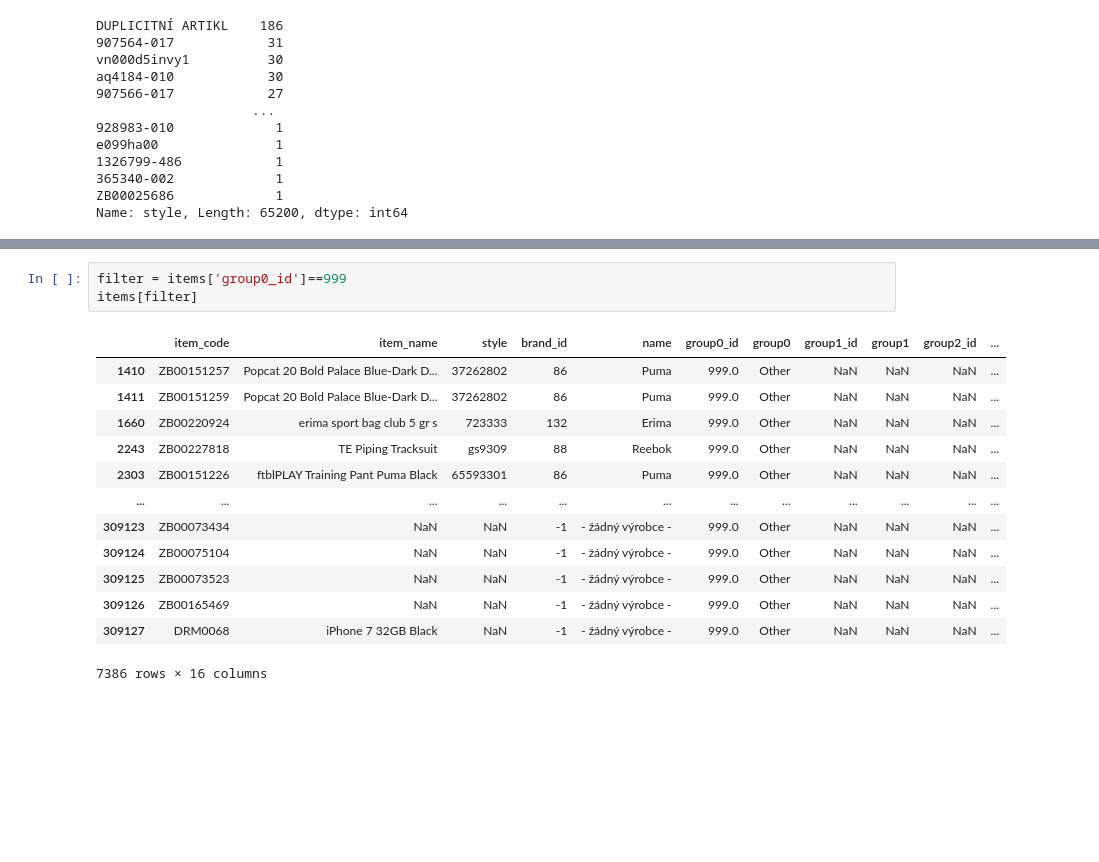
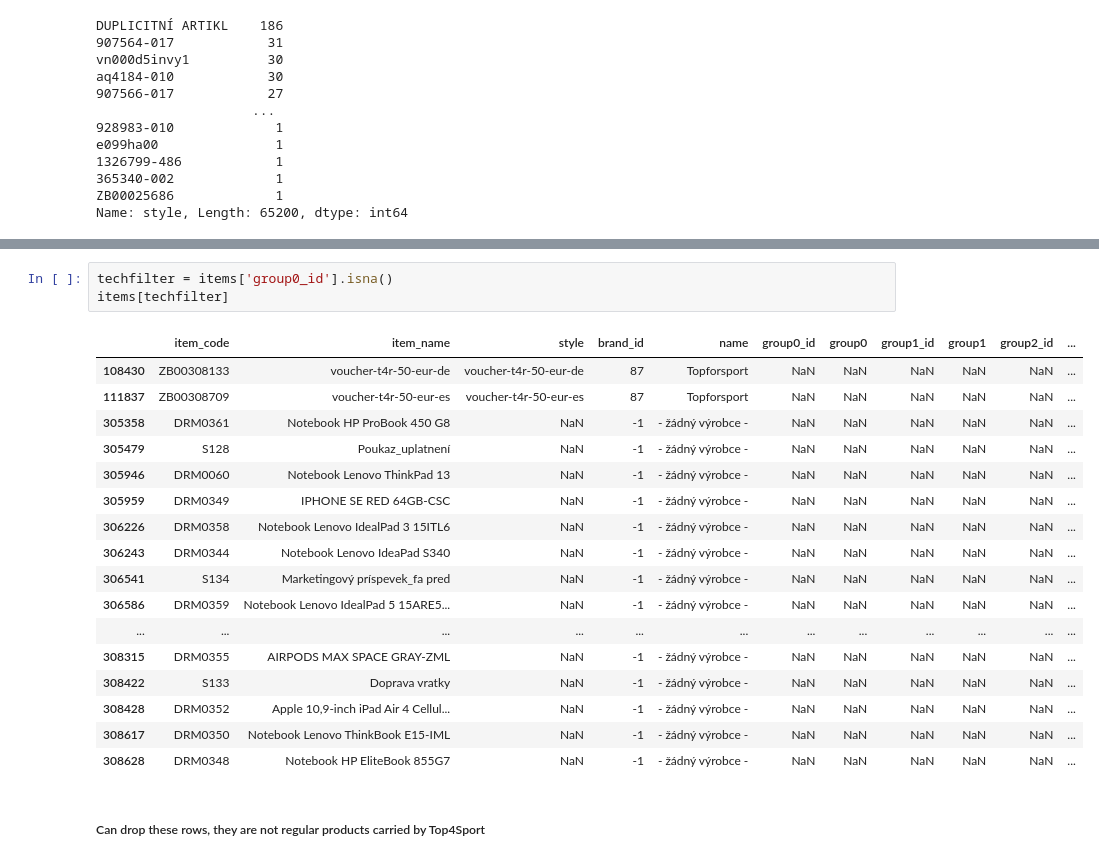
Before and after one commit to derrick-w/top4sport-sales-prediction, a Jupyter notebook: top4sport-EDA.ipynb, the cells around one changed output, grey strips where cells are left out. Cells and saved outputs as stored; diff of their text form; blank space fills up the shorter version.

```diff
--- a/top4sport-EDA.ipynb
+++ b/top4sport-EDA.ipynb
@@ -284,18 +322,24 @@ items[filter].head(100)
 # %%
-filter = items['group0_id']==999
-items[filter]
+techfilter = items['group0_id'].isna()
+items[techfilter]
 # %% [output]
 |  | item_code | item_name | style | brand_id | name | group0_id | group0 | group1_id | group1 | group2_id | ... |
-| 1410 | ZB00151257 | Popcat 20 Bold Palace Blue-Dark D... | 37262802 | 86 | Puma | 999.0 | Other | NaN | NaN | NaN | ... |
-| 1411 | ZB00151259 | Popcat 20 Bold Palace Blue-Dark D... | 37262802 | 86 | Puma | 999.0 | Other | NaN | NaN | NaN | ... |
-| 1660 | ZB00220924 | erima sport bag club 5 gr s | 723333 | 132 | Erima | 999.0 | Other | NaN | NaN | NaN | ... |
-| 2243 | ZB00227818 | TE Piping Tracksuit | gs9309 | 88 | Reebok | 999.0 | Other | NaN | NaN | NaN | ... |
-| 2303 | ZB00151226 | ftblPLAY Training Pant Puma Black | 65593301 | 86 | Puma | 999.0 | Other | NaN | NaN | NaN | ... |
+| 108430 | ZB00308133 | voucher-t4r-50-eur-de | voucher-t4r-50-eur-de | 87 | Topforsport | NaN | NaN | NaN | NaN | NaN | ... |
+| 111837 | ZB00308709 | voucher-t4r-50-eur-es | voucher-t4r-50-eur-es | 87 | Topforsport | NaN | NaN | NaN | NaN | NaN | ... |
+| 305358 | DRM0361 | Notebook HP ProBook 450 G8 | NaN | -1 | - žádný výrobce - | NaN | NaN | NaN | NaN | NaN | ... |
+| 305479 | S128 | Poukaz_uplatnení | NaN | -1 | - žádný výrobce - | NaN | NaN | NaN | NaN | NaN | ... |
+| 305946 | DRM0060 | Notebook Lenovo ThinkPad 13 | NaN | -1 | - žádný výrobce - | NaN | NaN | NaN | NaN | NaN | ... |
+| 305959 | DRM0349 | IPHONE SE RED 64GB-CSC | NaN | -1 | - žádný výrobce - | NaN | NaN | NaN | NaN | NaN | ... |
+| 306226 | DRM0358 | Notebook Lenovo IdealPad 3 15ITL6 | NaN | -1 | - žádný výrobce - | NaN | NaN | NaN | NaN | NaN | ... |
+| 306243 | DRM0344 | Notebook Lenovo IdeaPad S340 | NaN | -1 | - žádný výrobce - | NaN | NaN | NaN | NaN | NaN | ... |
+| 306541 | S134 | Marketingový príspevek_fa pred | NaN | -1 | - žádný výrobce - | NaN | NaN | NaN | NaN | NaN | ... |
+| 306586 | DRM0359 | Notebook Lenovo IdealPad 5 15ARE5... | NaN | -1 | - žádný výrobce - | NaN | NaN | NaN | NaN | NaN | ... |
 | ... | ... | ... | ... | ... | ... | ... | ... | ... | ... | ... | ... |
-| 309123 | ZB00073434 | NaN | NaN | -1 | - žádný výrobce - | 999.0 | Other | NaN | NaN | NaN | ... |
-| 309124 | ZB00075104 | NaN | NaN | -1 | - žádný výrobce - | 999.0 | Other | NaN | NaN | NaN | ... |
-| 309125 | ZB00073523 | NaN | NaN | -1 | - žádný výrobce - | 999.0 | Other | NaN | NaN | NaN | ... |
-| 309126 | ZB00165469 | NaN | NaN | -1 | - žádný výrobce - | 999.0 | Other | NaN | NaN | NaN | ... |
-| 309127 | DRM0068 | iPhone 7 32GB Black | NaN | -1 | - žádný výrobce - | 999.0 | Other | NaN | NaN | NaN | ... |
+| 308315 | DRM0355 | AIRPODS MAX SPACE GRAY-ZML | NaN | -1 | - žádný výrobce - | NaN | NaN | NaN | NaN | NaN | ... |
+| 308422 | S133 | Doprava vratky | NaN | -1 | - žádný výrobce - | NaN | NaN | NaN | NaN | NaN | ... |
+| 308428 | DRM0352 | Apple 10,9-inch iPad Air 4 Cellul... | NaN | -1 | - žádný výrobce - | NaN | NaN | NaN | NaN | NaN | ... |
+| 308617 | DRM0350 | Notebook Lenovo ThinkBook E15-IML | NaN | -1 | - žádný výrobce - | NaN | NaN | NaN | NaN | NaN | ... |
+| 308628 | DRM0348 | Notebook HP EliteBook 855G7 | NaN | -1 | - žádný výrobce - | NaN | NaN | NaN | NaN | NaN | ... |
-7386 rows × 16 columns
+# %% [markdown]
+##### Can drop these rows, they are not regular products carried by Top4Sport
 # %%
```
Also changed, not shown: parts of 41 cells of this notebook.
